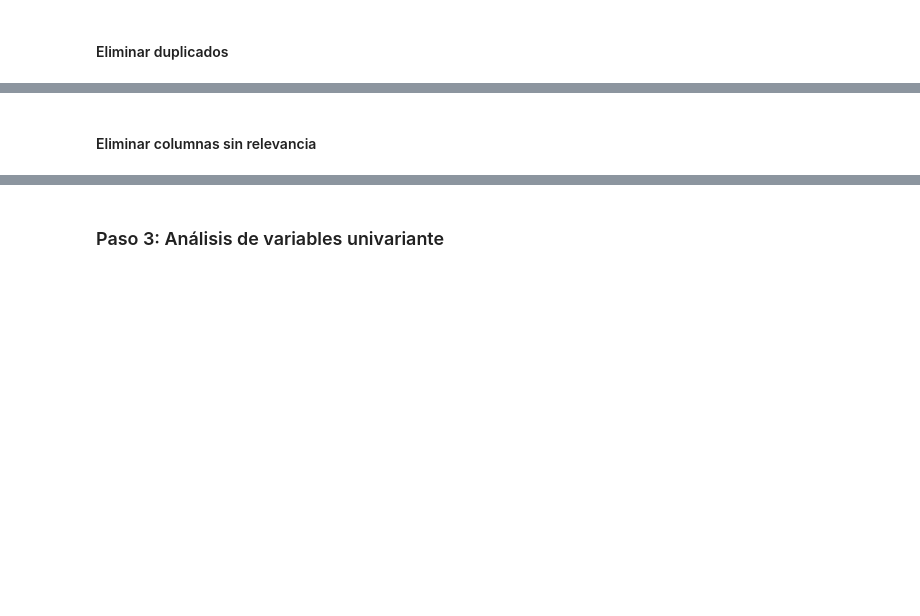
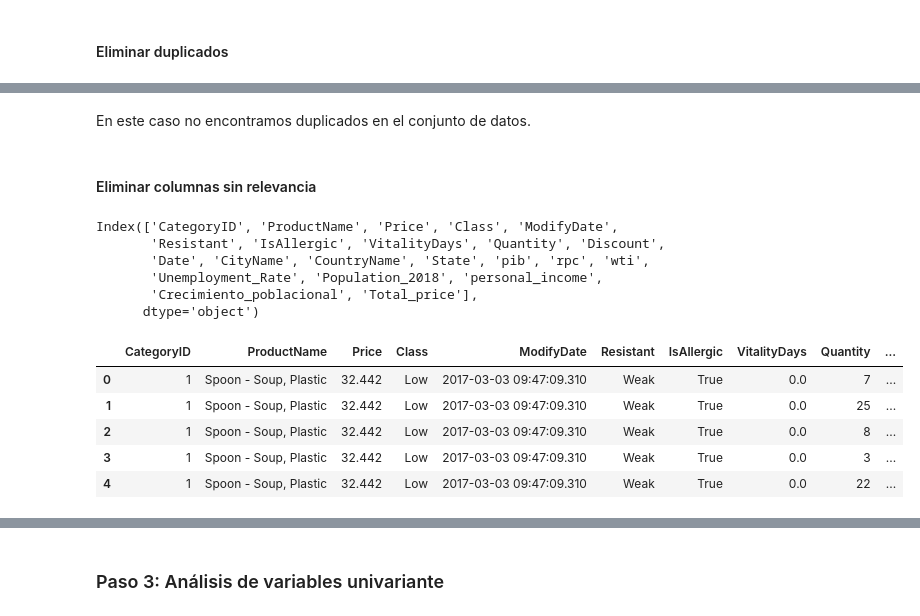
Before and after one commit to andtay/Machine_Learning_Based_Demand_Forecasting, a Jupyter notebook: src/EDA.ipynb, the cells around one changed output, grey strips where cells are left out. Saved outputs shown, nothing was run; the diff lists cells and outputs as text; code cells hidden in the pictures; blank space fills up the shorter version.

```diff
--- a/src/EDA.ipynb
+++ b/src/EDA.ipynb
@@ -58,2 +60,23 @@ data.duplicated().sum()
+# %% [markdown]
+En este caso no encontramos duplicados en el conjunto de datos.
 # %% [markdown]
 #### Eliminar columnas sin relevancia
+# %%
+data.drop(columns = ['TransactionNumber', 'CategoryName', 'SalesID', 'CountryCode', 'CustomerID', 'ProductID', 'CityID', 'CountryID', 'FirstName', 'MiddleInitial', 'LastName', 'Address', 'Zipcode'], inplace=True)
+
+print(data.columns)
+
+data.head()
+# %% [output]
+Index(['CategoryID', 'ProductName', 'Price', 'Class', 'ModifyDate',
+       'Resistant', 'IsAllergic', 'VitalityDays', 'Quantity', 'Discount',
+       'Date', 'CityName', 'CountryName', 'State', 'pib', 'rpc', 'wti',
+       'Unemployment_Rate', 'Population_2018', 'personal_income',
+       'Crecimiento_poblacional', 'Total_price'],
+      dtype='object')
+|  | CategoryID | ProductName | Price | Class | ModifyDate | Resistant | IsAllergic | VitalityDays | Quantity | ... |
+| 0 | 1 | Spoon - Soup, Plastic | 32.442 | Low | 2017-03-03 09:47:09.310 | Weak | True | 0.0 | 7 | ... |
+| 1 | 1 | Spoon - Soup, Plastic | 32.442 | Low | 2017-03-03 09:47:09.310 | Weak | True | 0.0 | 25 | ... |
+| 2 | 1 | Spoon - Soup, Plastic | 32.442 | Low | 2017-03-03 09:47:09.310 | Weak | True | 0.0 | 8 | ... |
+| 3 | 1 | Spoon - Soup, Plastic | 32.442 | Low | 2017-03-03 09:47:09.310 | Weak | True | 0.0 | 3 | ... |
+| 4 | 1 | Spoon - Soup, Plastic | 32.442 | Low | 2017-03-03 09:47:09.310 | Weak | True | 0.0 | 22 | ... |
```
Also changed, not shown: parts of 4 cells of this notebook.
